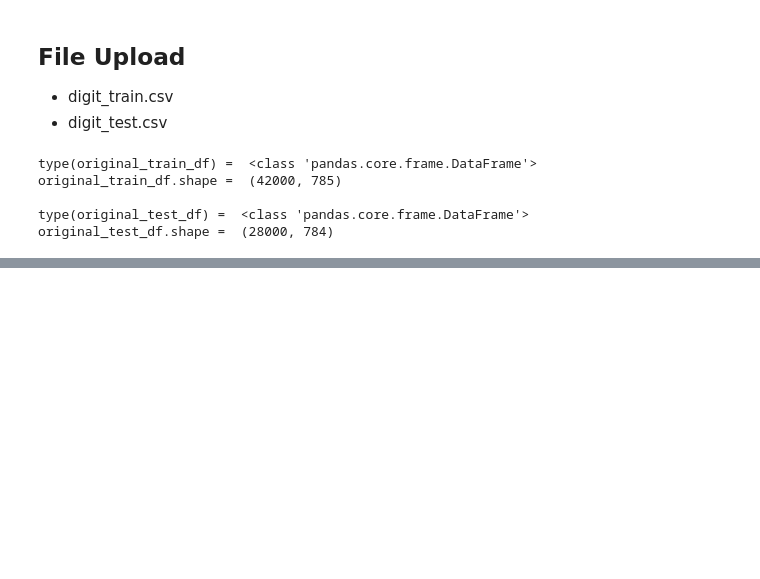
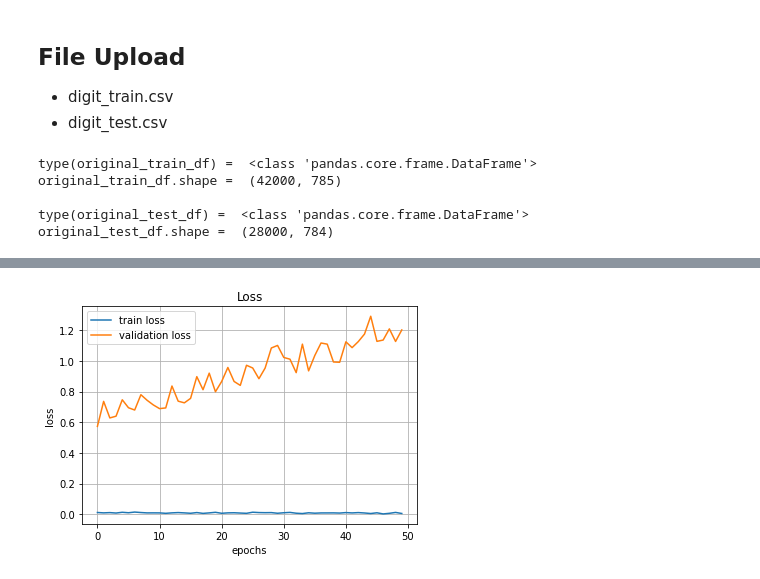
Before and after one commit to leeyeoreum02/my_own_program, a Jupyter notebook: AI program/digit_recognizer(tf_2.x).ipynb, the cells around one changed output, grey strips where cells are left out. Drawn from its saved outputs; the diff is of its cells as text; code cells hidden in the pictures; blank space fills up the shorter version.

```diff
--- a/AI program/digit_recognizer(tf_2.x).ipynb
+++ b/AI program/digit_recognizer(tf_2.x).ipynb
@@ -91,0 +291,17 @@ original_test_df.shape =  (28000, 784)
+# %%
+model = Sequential()
+
+model.add(Conv2D(input_shape=(28, 28, 1),
+                 kernel_size=3, filters=32,
+                 strides=(1, 1), activation='relu', use_bias=True, padding='SAME'))
+
+model.add(MaxPool2D(pool_size=(2, 2), padding='SAME'))
+
+model.add(Flatten())
+
+model.add(Dense(10, activation='softmax'))
+# %%
+model.compile(optimizer=Adam(lr=1e-3),
+              loss='sparse_categorical_crossentropy', metrics=['accuracy'])
+
+model.summary()
@@ -91,0 +325,9 @@ original_test_df.shape =  (28000, 784)
+# %%
+start_time = datetime.now()
+
+hist = model.fit(train_train_xdata.reshape(-1, 28, 28, 1), train_train_tdata,
+                 batch_size=50, epochs=50, validation_split=0.2)
+
+end_time = datetime.now()
+
+print('\nElasped time : ', end_time - start_time)
@@ -91,0 +357,14 @@ original_test_df.shape =  (28000, 784)
+# %%
+plt.title('Loss')
+plt.xlabel('epochs')
+plt.ylabel('loss')
+plt.grid()
+
+plt.plot(hist.history['loss'], label='train loss')
+plt.plot(hist.history['val_loss'], label='validation loss')
+
+plt.legend(loc='best')
+
+plt.show()
+# %% [output]
+[figure, added]
```
Also changed, not shown: parts of 16 cells of this notebook.
